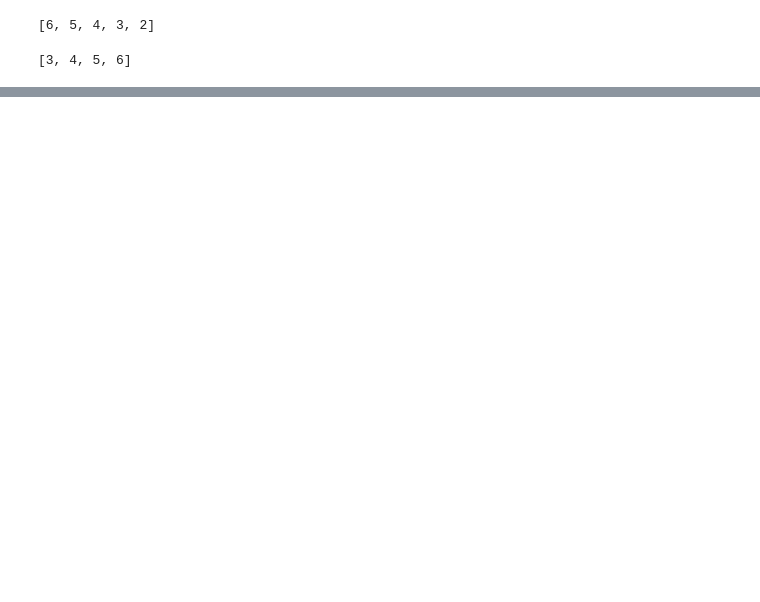
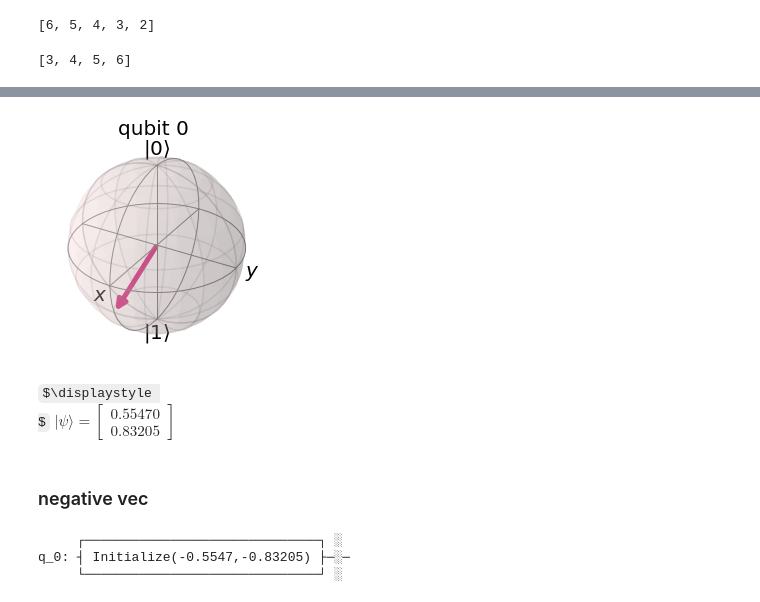
Before and after one commit to kingusiu/laspaclu, a Jupyter notebook: playground/amplitude_encoding.ipynb, the cells around one changed output, grey strips where cells are left out. Drawn from its saved outputs; the diff is of its cells as text; code cells hidden in the pictures; some formulas as TeX source; blank space fills up the shorter version.

```diff
--- a/playground/amplitude_encoding.ipynb
+++ b/playground/amplitude_encoding.ipynb
@@ -159,0 +206,18 @@ NameError: name 'num_qubits' is not defined
+# %%
+def normalize(v):
+    return v / np.linalg.norm(v)
+# %%
+def get_encoding_circuit(*vv, sz=2):
+
+    qc = QuantumCircuit(sz)
+    for i, v in enumerate(vv):
+        qc.initialize(v,i)
+    qc.save_statevector()
+
+    return qc
+# %%
+def run_encoding_circuit(qc):
+    backend = Aer.get_backend('statevector_simulator')
+    qc = transpile(qc, backend)
+    result = backend.run(qc).result()
+    return result.get_statevector()
@@ -159,0 +228,3 @@ NameError: name 'num_qubits' is not defined
+# %%
+a = normalize(np.array([2,3]))
+qc = get_encoding_circuit(a,sz=1)
@@ -159,0 +237,14 @@ NameError: name 'num_qubits' is not defined
+# %%
+state_vec = run_encoding_circuit(qc)
+plot_bloch_multivector(state_vec)
+# %% [output]
+[figure, added]
+# %%
+vector2latex(state_vec, pretext="|\\psi\\rangle =")
+# %% [output]
+$\displaystyle
+$$ |\psi\rangle =\begin{bmatrix}
+0.55470 \\
+0.83205\end{bmatrix} $
+# %% [markdown]
+### negative vec
@@ -159,0 +254,6 @@ NameError: name 'num_qubits' is not defined
+# %%
+qc.draw()
+# %% [output]
+     ┌──────────────────────────────┐ ░
+q_0: ┤ Initialize(-0.5547,-0.83205) ├─░─
+     └──────────────────────────────┘ ░
```
Also changed, not shown: parts of 27 cells of this notebook, 1 other file.
